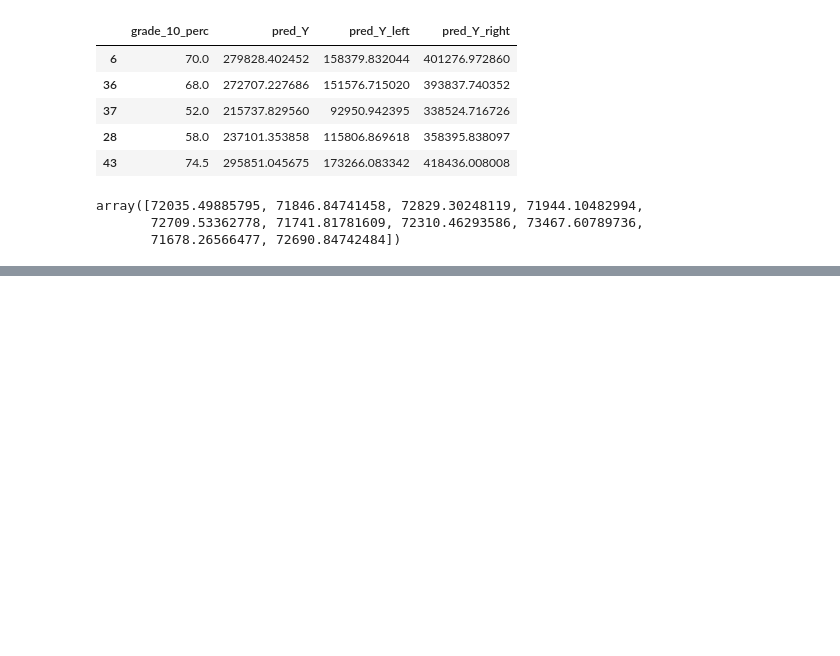
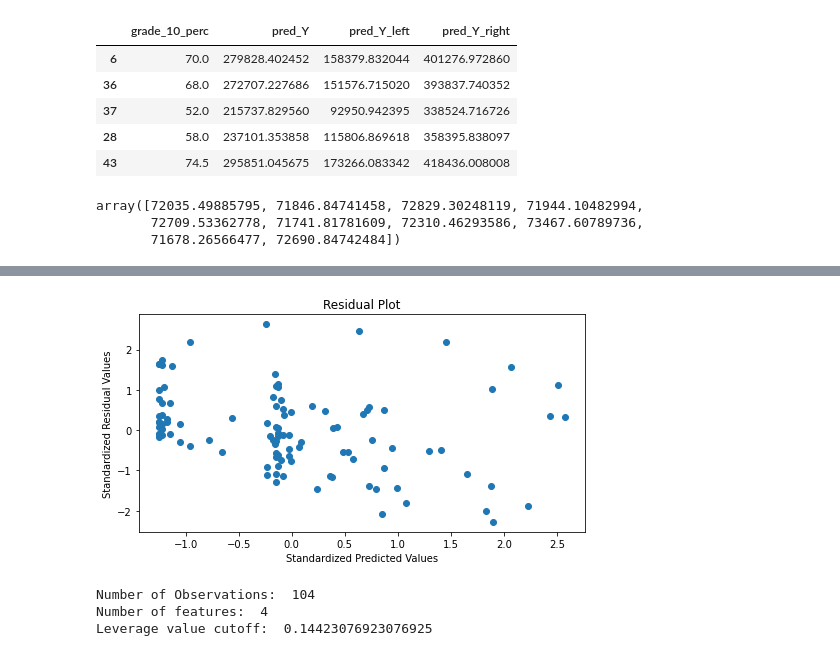
Before and after one commit to MihirD97/MLUsingPython, a Jupyter notebook: chap4_linear_regression.ipynb, the cells around one changed output, grey strips where cells are left out. Saved outputs shown, nothing was run; the diff lists cells and outputs as text; code cells hidden in the pictures; blank space fills up the shorter version.

```diff
--- a/chap4_linear_regression.ipynb
+++ b/chap4_linear_regression.ipynb
@@ -149,0 +451,21 @@ array([72035.49885795, 71846.84741458, 72829.30248119, 71944.10482994,
+# %%
+#WE can conclude the CDF of residuals is pretty close to CDF of normal dist. SO assumption is valid
+#Now, lets check for homoscedasticity
+#We have already defined function to plot residual values above
+
+plot_resid_fitted(ipl_model_3.fittedvalues, ipl_model_3.resid, 'Residual Plot')
+# %% [output]
+[figure, added]
+# %%
+# Not in a funnel shape, hence homscedasticity is maintained
+# Lets also look for influencers (using leverage values) if any
+
+k = train_X.shape[1]
+n = train_X.shape[0]
+print("Number of Observations: ",n, "\nNumber of features: ",k)
+leverage_cutoff = 3*((k+1)/n)
+print("Leverage value cutoff: ", leverage_cutoff)
+# %% [output]
+Number of Observations:  104
+Number of features:  4
+Leverage value cutoff:  0.14423076923076925
```
Also changed, not shown: parts of 29 cells of this notebook.
